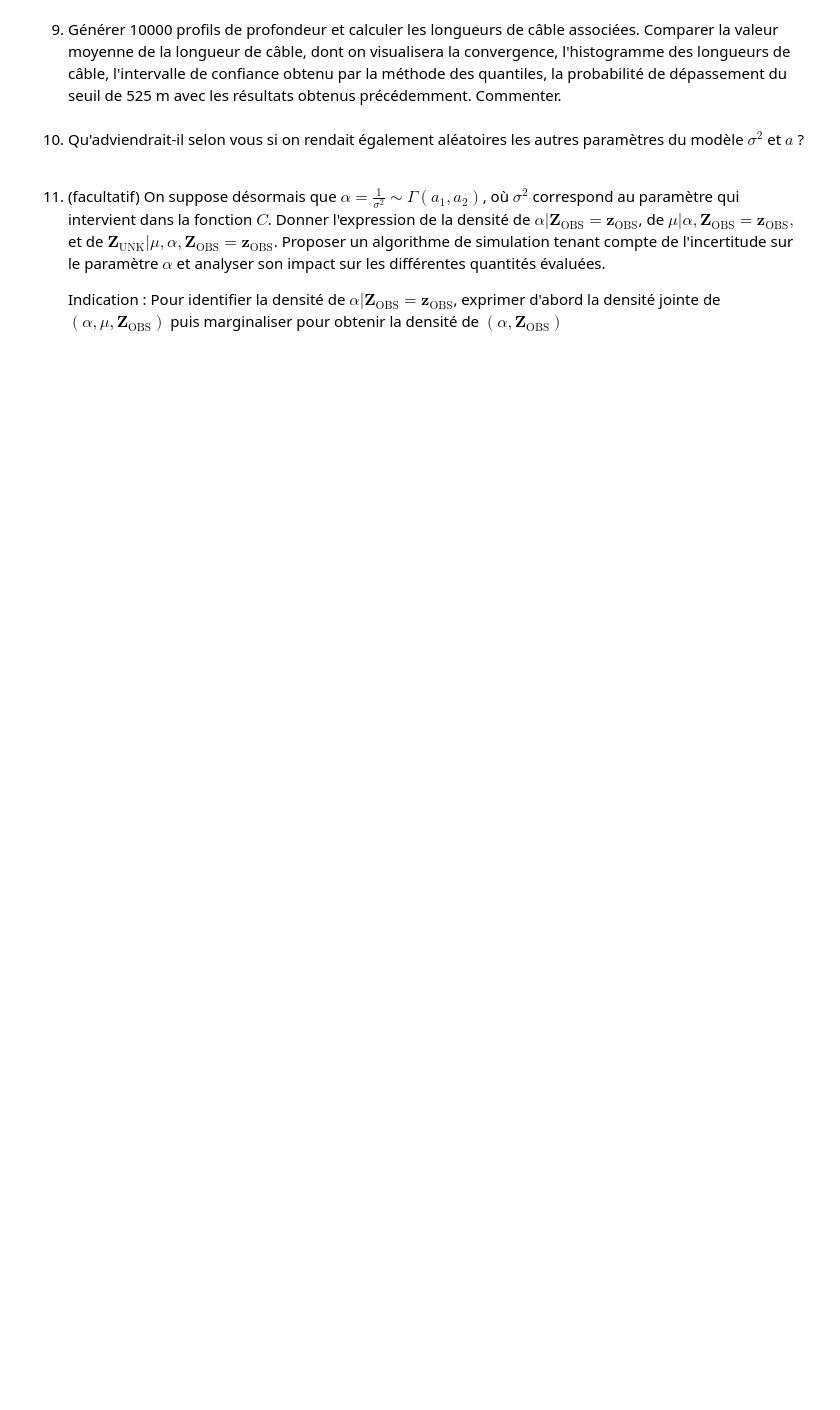
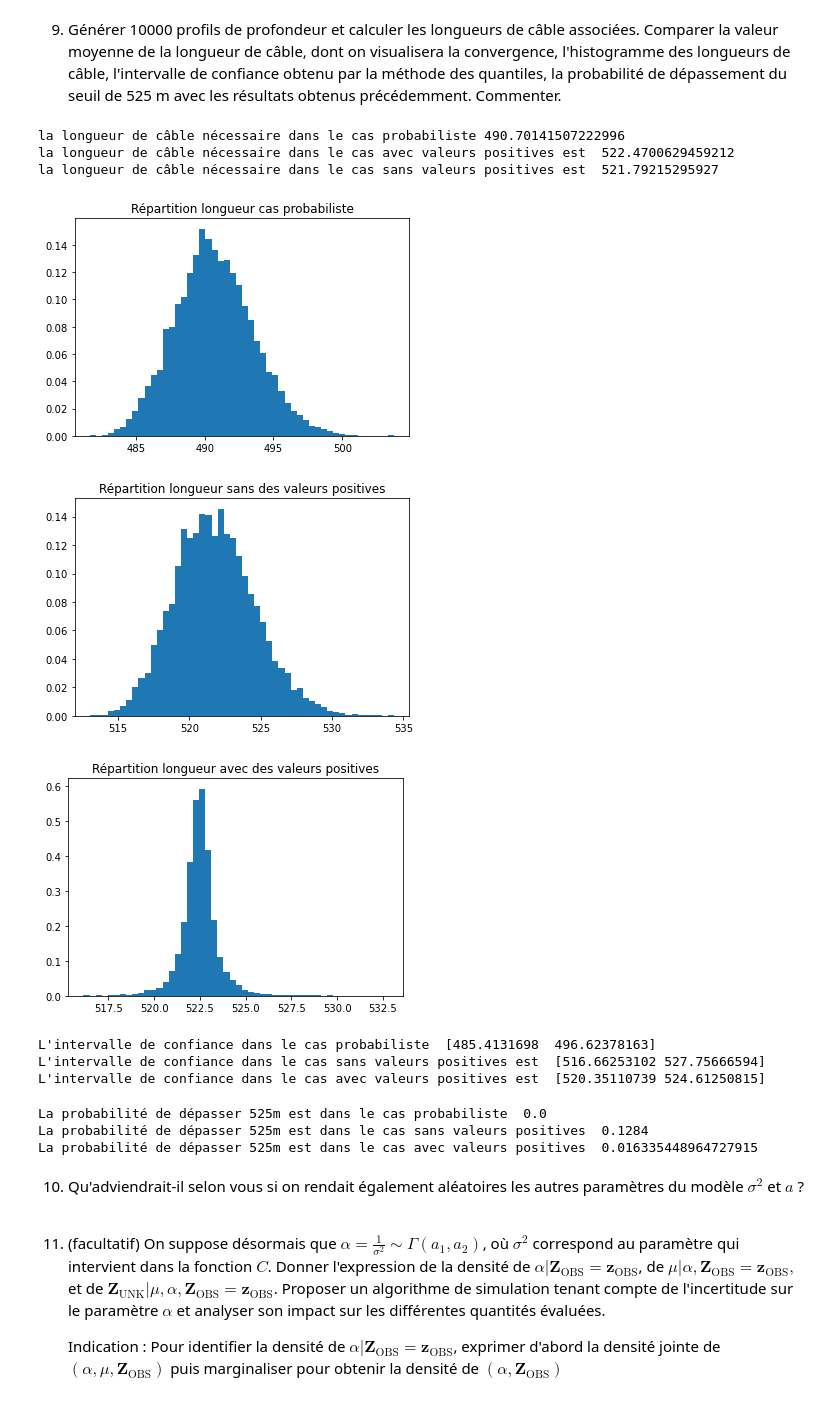
Before and after one commit to PaulineVehrle/Projet-numerique-proba, a Jupyter notebook: Projet numérique de Probabilités 2021.ipynb, the cells around one changed output. Saved outputs shown, nothing was run; the diff lists cells and outputs as text; code cells hidden in the pictures; blank space fills up the shorter version.

```diff
--- a/Projet numérique de Probabilités 2021.ipynb
+++ b/Projet numérique de Probabilités 2021.ipynb
@@ -510,5 +508,66 @@ print(_)
 # %% [markdown]
 9. Générer 10000 profils de profondeur et calculer les longueurs de câble associées. Comparer la valeur moyenne de la longueur de câble, dont on visualisera la convergence, l'histogramme des longueurs de câble, l'intervalle de confiance obtenu par la méthode des quantiles, la probabilité de dépassement du seuil de 525 m avec les résultats obtenus précédemment. Commenter.
+# %%
+def comparaison2():
+    longueur_proba=[]
+    rejet=[]
+    for i in range (10000):
+        zunk,mu = simul_couple()
+        longueur_proba.append(length(zunk,Delta))
+    return longueur_proba
+# %%
+longueur_probab=comparaison2()
+# %%
+print("la longueur de câble nécessaire dans le cas probabiliste", np.mean(longueur_probab))
+print("la longueur de câble nécessaire dans le cas avec valeurs positives est ", lc_mean)
+print("la longueur de câble nécessaire dans le cas sans valeurs positives est ", ln_mean)
+# %% [output]
+la longueur de câble nécessaire dans le cas probabiliste 490.70141507222996
+la longueur de câble nécessaire dans le cas avec valeurs positives est  522.4700629459212
+la longueur de câble nécessaire dans le cas sans valeurs positives est  521.79215295927
+# %%
+plt.hist(longueur_probab,50,density=True)
+plt.title("Répartition longueur cas probabiliste")
+plt.show()
+
+plt.hist(longueur_negative,50,density=True)
+plt.title("Répartition longueur sans des valeurs positives")
+plt.show()
+
+plt.hist(longueur_classique,50,density=True)
+plt.title("Répartition longueur avec des valeurs positives")
+plt.show()
+# %% [output]
+[figure, added]
+[figure, added]
+[figure, added]
+# %%
+#Intervalle de confiance
+print("L'intervalle de confiance dans le cas probabiliste ", np.quantile(longueur_probab,[0.025,0.975]))
+print("L'intervalle de confiance dans le cas sans valeurs positives est ", np.quantile(longueur_negative,[0.025,0.975]))
+print("L'intervalle de confiance dans le cas avec valeurs positives est ", np.quantile(longueur_classique,[0.025,0.975]))
+# %% [output]
+L'intervalle de confiance dans le cas probabiliste  [485.4131698  496.62378163]
+L'intervalle de confiance dans le cas sans valeurs positives est  [516.66253102 527.75666594]
+L'intervalle de confiance dans le cas avec valeurs positives est  [520.35110739 524.61250815]
+# %%
+i,j,k=0,0,0
+for x in longueur_negative:
+    if x>525:
+        i=i+1
+for x in longueur_classique:
+    if x>525:
+        j=j+1
+for x in longueur_probab:
+    if x>525:
+        k=k+1
+print("La probabilité de dépasser 525m est dans le cas probabiliste ",k/len(longueur_probab))
+print("La probabilité de dépasser 525m est dans le cas sans valeurs positives ",i/len(longueur_negative))
+print("La probabilité de dépasser 525m est dans le cas avec valeurs positives ",j/len(longueur_classique))
+# %% [output]
+La probabilité de dépasser 525m est dans le cas probabiliste  0.0
+La probabilité de dépasser 525m est dans le cas sans valeurs positives  0.1284
+La probabilité de dépasser 525m est dans le cas avec valeurs positives  0.016335448964727915
 # %% [markdown]
 10. Qu'adviendrait-il selon vous si on rendait également aléatoires les autres paramètres du modèle $\sigma^2$ et $a$ ?
 # %% [markdown]
```
Also changed, not shown: parts of 17 cells of this notebook.
